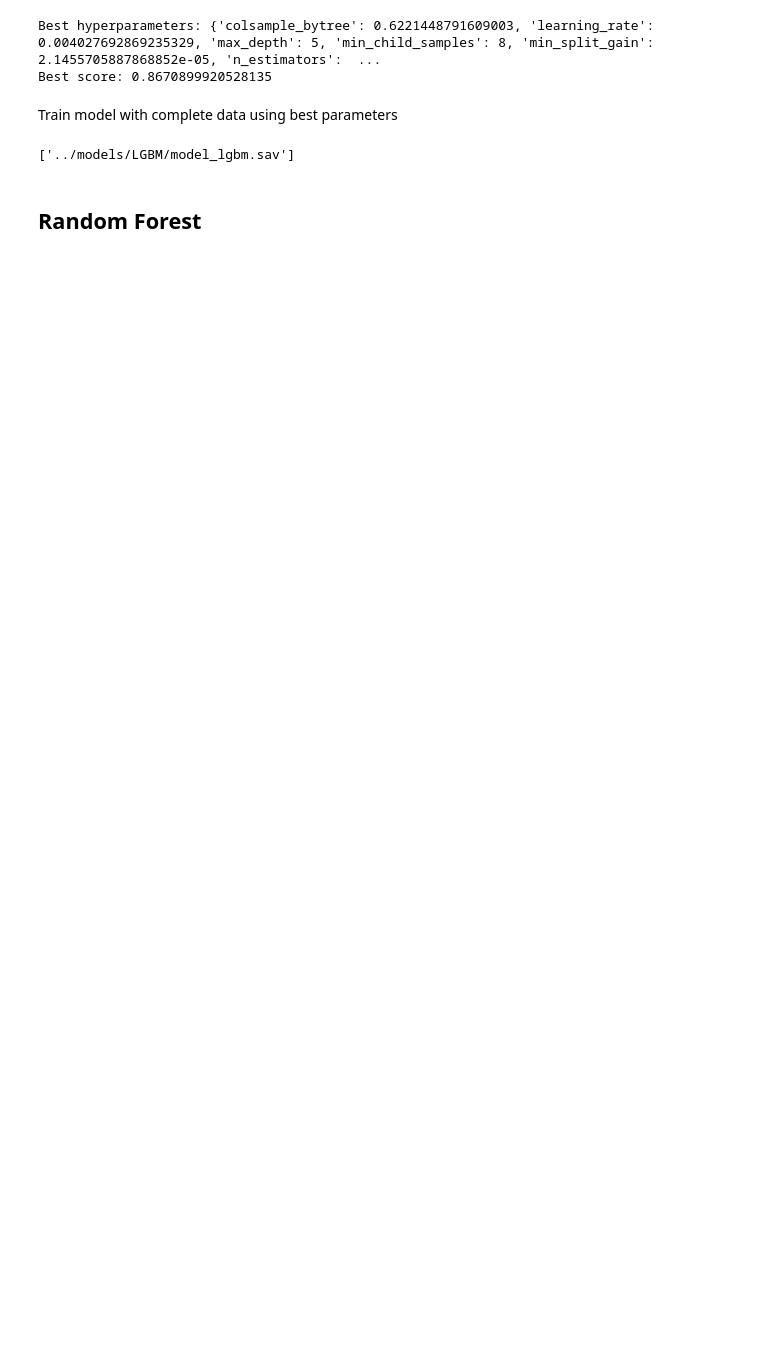
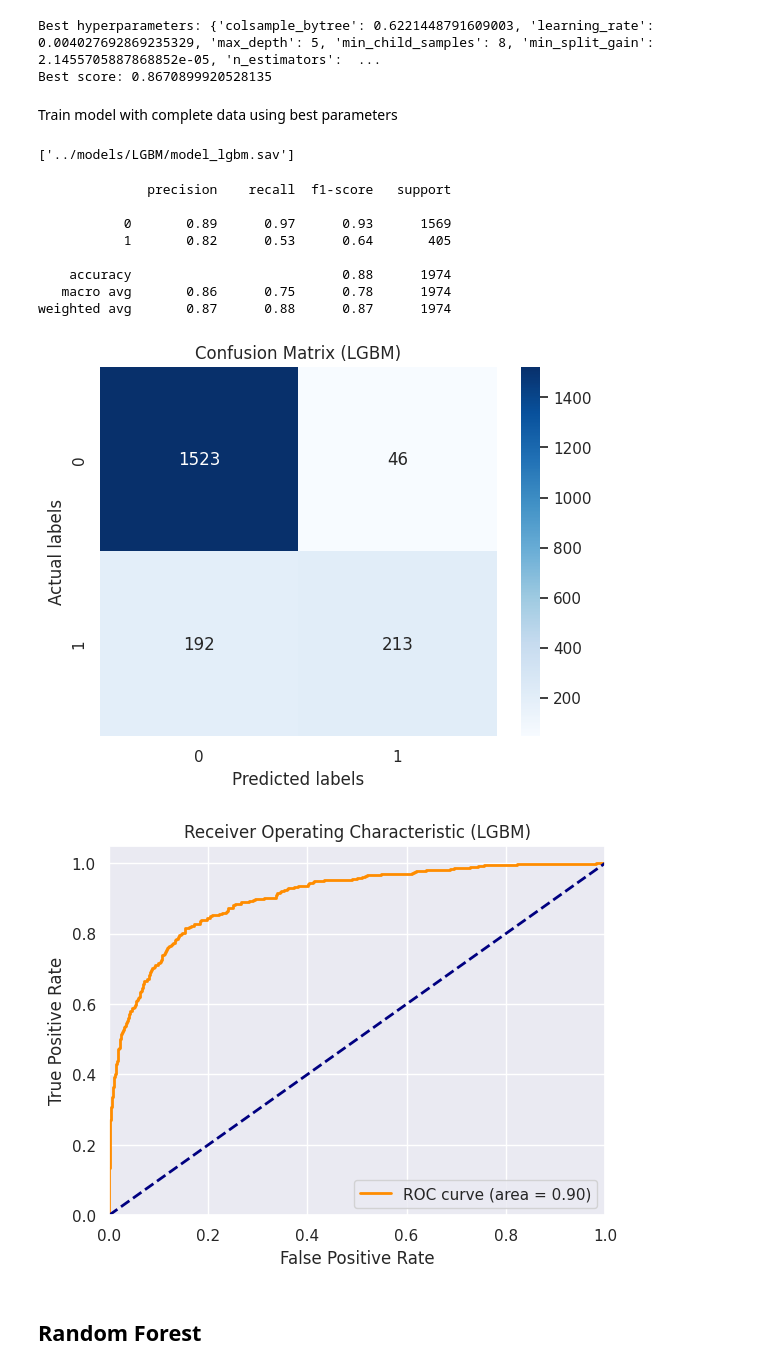
Before and after one commit to AyeshaAmjad-Astera/ML1-XAI, a Jupyter notebook: Project/notebooks/hyperparameter_tuning.ipynb, the cells around one changed output. Cells and saved outputs as stored; diff of their text form; code cells hidden in the pictures; blank space fills up the shorter version.

```diff
--- a/Project/notebooks/hyperparameter_tuning.ipynb
+++ b/Project/notebooks/hyperparameter_tuning.ipynb
@@ -267,6 +283,20 @@ model.fit(X_enc, y)
 joblib.dump(model, '../models/LGBM/model_lgbm.sav')
 # %% [output]
 ['../models/LGBM/model_lgbm.sav']
+# %%
+model = joblib.load('../models/LGBM/model_lgbm.sav')
+visualization.plot_roc(model, X_test_enc, y_test_enc, 'LGBM')
+# %% [output]
+              precision    recall  f1-score   support
+
+           0       0.89      0.97      0.93      1569
+           1       0.82      0.53      0.64       405
+
+    accuracy                           0.88      1974
+   macro avg       0.86      0.75      0.78      1974
+weighted avg       0.87      0.88      0.87      1974
+[figure, added]
+[figure, added]
 # %% [markdown]
 ## Random Forest
 # %%
```
Also changed, not shown: parts of 8 cells of this notebook, 2 other files.
